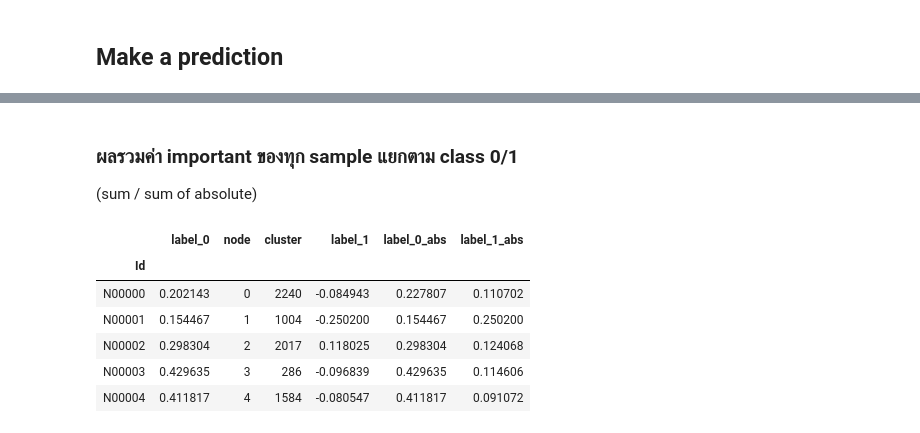
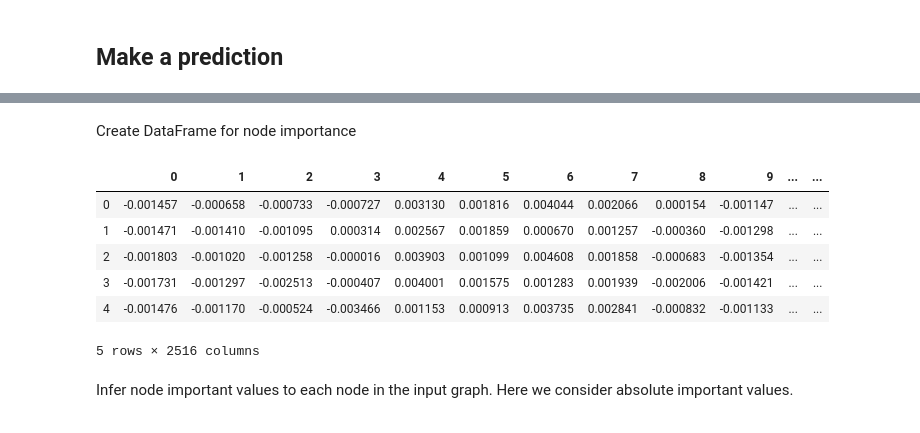
Before and after one commit to BioML-CM/Grandline, a Jupyter notebook: tutorial.ipynb, the cells around one changed output, grey strips where cells are left out. Saved outputs shown, nothing was run; the diff lists cells and outputs as text; code cells hidden in the pictures.

```diff
--- a/tutorial.ipynb
+++ b/tutorial.ipynb
@@ -226,10 +226,10 @@ array([0, 0, 0, 0, 0, 0, 0, 0, 0, 0, 0, 0, 0, 0, 0, 0, 0, 0, 0, 0, 1, 1,
 # %%
 num_train = X_train.shape[0]
 
-node_label = []
+sample_label = []
 node_importance = []
 
 for selected_sample_id in range(num_train):
     X_input = np.expand_dims(X_train[selected_sample_id], 0).astype('float32')
-    node_label += [np.argmax(y_train[selected_sample_id])]
+    sample_label += [np.argmax(y_train[selected_sample_id])]
     node_importance += [grandline.cal_gradcam(selected_sample_id, X_input, logit_model)]
@@ -268,3 +235,0 @@ ipt_df.head()
-# %% [markdown]
-### ผลรวมค่า important ของทุก sample แยกตาม class 0/1
-(sum / sum of absolute)
@@ -278,30 +236,16 @@ important_label1_abs = np.abs(importance_allnode_df[importance_allnode_df['label
-# %%
-#สำหรับ node in graph
-imp_label0_df = utils.get_node_importance_df(perms, important_label0, d)
-imp_label0_abs_df = utils.get_node_importance_df(perms, important_label0_abs, d)
-
-imp_label1_df = utils.get_node_importance_df(perms, important_label1, d)
-imp_label1_abs_df = utils.get_node_importance_df(perms, important_label1_abs, d)
-
-
-node_df = imp_label0_df
-node_df.loc[:, 'node'] = node_df['node'].astype(int)
-node_df.loc[:, 'cluster'] = node_df['cluster'].astype(int)
-
-node_df.loc[:, 'Id'] = gene_list
-node_df = node_df.set_index('Id')
-node_df = node_df.rename(columns={'important':'label_0'})
-
-node_df.loc[:, 'label_1'] = imp_label1_df['important'].values
-node_df.loc[:, 'label_0_abs'] = imp_label0_abs_df['important'].values
-node_df.loc[:, 'label_1_abs'] = imp_label1_abs_df['important'].values
-
-node_df.head()
-# %% [output]
-|  | label_0 | node | cluster | label_1 | label_0_abs | label_1_abs |
-| Id |  |  |  |  |  |  |
-| N00000 | 0.202143 | 0 | 2240 | -0.084943 | 0.227807 | 0.110702 |
-| N00001 | 0.154467 | 1 | 1004 | -0.250200 | 0.154467 | 0.250200 |
-| N00002 | 0.298304 | 2 | 2017 | 0.118025 | 0.298304 | 0.124068 |
-| N00003 | 0.429635 | 3 | 286 | -0.096839 | 0.429635 | 0.114606 |
-| N00004 | 0.411817 | 4 | 1584 | -0.080547 | 0.411817 | 0.091072 |
+# %% [markdown]
+Create DataFrame for node importance
+# %%
+importance_allnode_df = pd.DataFrame(np.array(node_importance))
+node_columns = importance_allnode_df.columns
+importance_allnode_df.head()
+# %% [output]
+|  | 0 | 1 | 2 | 3 | 4 | 5 | 6 | 7 | 8 | 9 | ... | ... |
+| 0 | -0.001457 | -0.000658 | -0.000733 | -0.000727 | 0.003130 | 0.001816 | 0.004044 | 0.002066 | 0.000154 | -0.001147 | ... | ... |
+| 1 | -0.001471 | -0.001410 | -0.001095 | 0.000314 | 0.002567 | 0.001859 | 0.000670 | 0.001257 | -0.000360 | -0.001298 | ... | ... |
+| 2 | -0.001803 | -0.001020 | -0.001258 | -0.000016 | 0.003903 | 0.001099 | 0.004608 | 0.001858 | -0.000683 | -0.001354 | ... | ... |
+| 3 | -0.001731 | -0.001297 | -0.002513 | -0.000407 | 0.004001 | 0.001575 | 0.001283 | 0.001939 | -0.002006 | -0.001421 | ... | ... |
+| 4 | -0.001476 | -0.001170 | -0.000524 | -0.003466 | 0.001153 | 0.000913 | 0.003735 | 0.002841 | -0.000832 | -0.001133 | ... | ... |
+5 rows × 2516 columns
+# %% [markdown]
+Infer node important values to each node in the input graph. Here we consider absolute important values.
```
Also changed, not shown: parts of 28 cells of this notebook, 1 other file.
